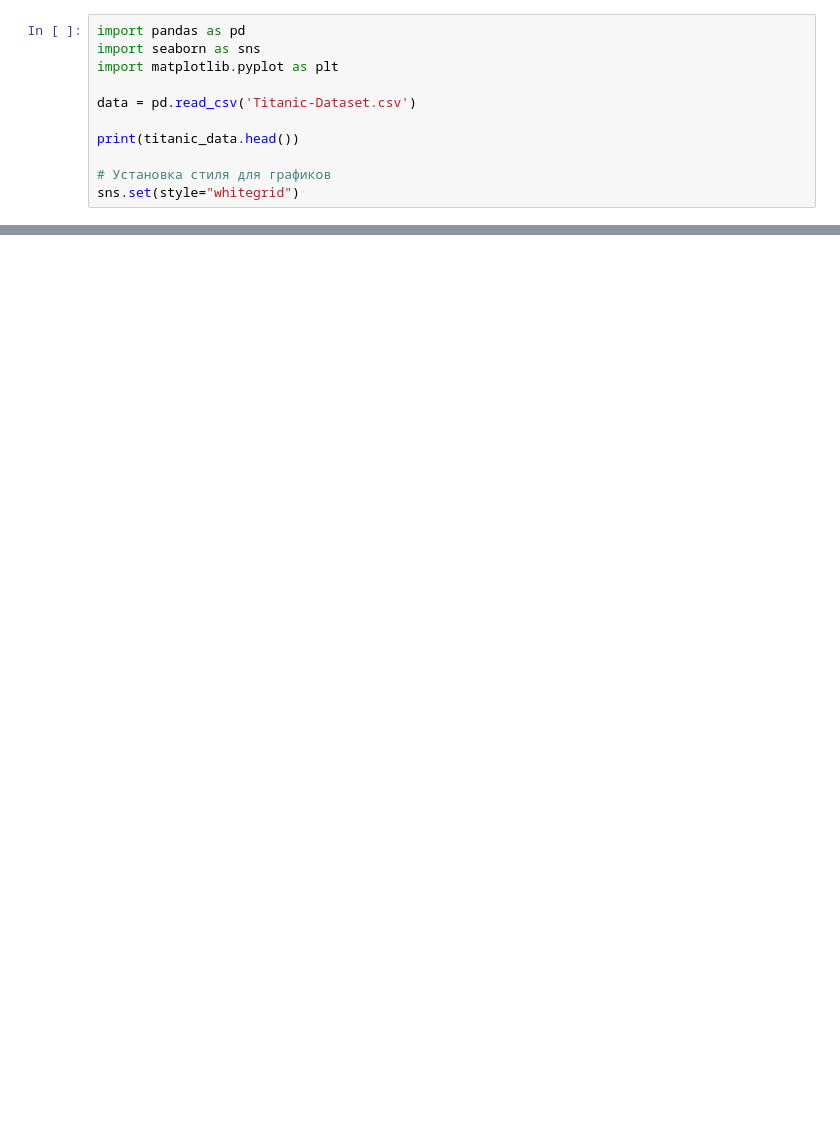
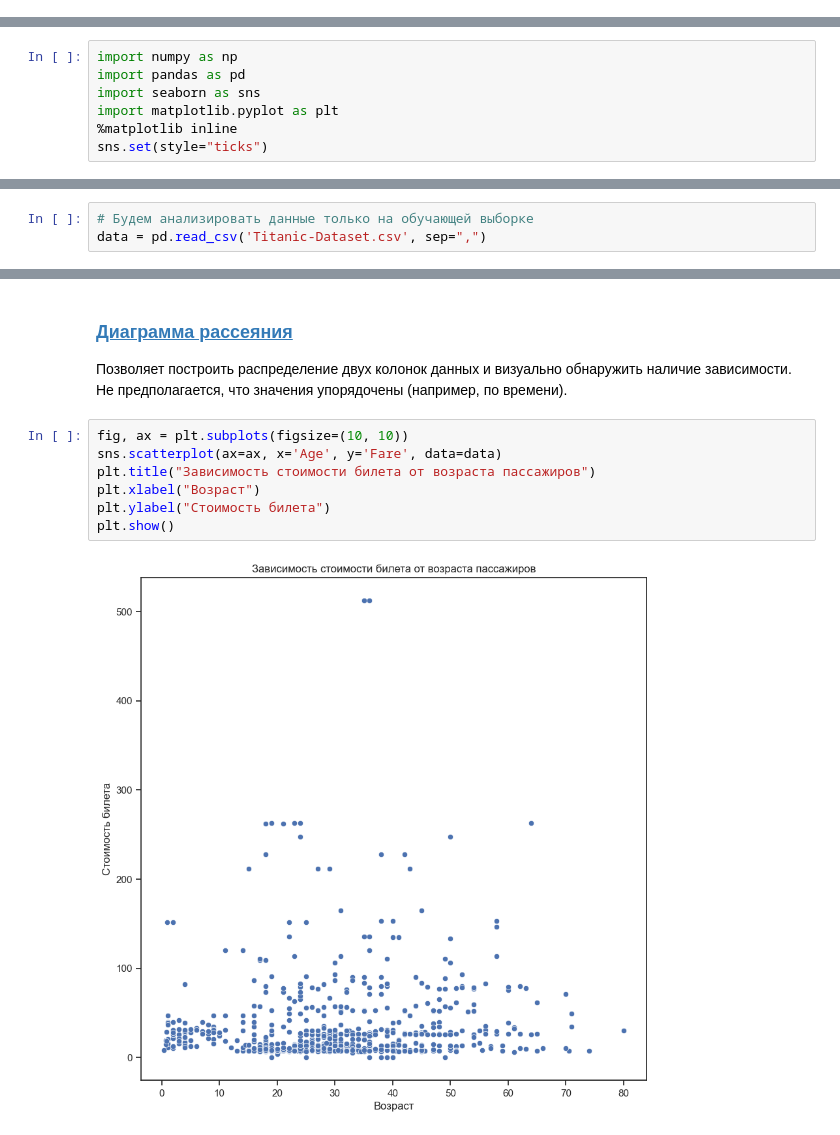
Before and after one commit to resxton/MLT_2025, a Jupyter notebook: ЛР1/ЛР1.ipynb, the cells around one changed output, grey strips where cells are left out. Saved outputs shown, nothing was run; the diff lists cells and outputs as text; blank space fills up the shorter version.

```diff
--- a/ЛР1/ЛР1.ipynb
+++ b/ЛР1/ЛР1.ipynb
@@ -10,11 +0,0 @@ Requirement already satisfied: six>=1.5 in /opt/anaconda3/lib/python3.12/site-pa
-# %%
-import pandas as pd
-import seaborn as sns
-import matplotlib.pyplot as plt
-
-data = pd.read_csv('Titanic-Dataset.csv')
-
-print(titanic_data.head())
-
-# Установка стиля для графиков
-sns.set(style="whitegrid")
@@ -134,0 +25,7 @@ plt.show()
+# %%
+import numpy as np
+import pandas as pd
+import seaborn as sns
+import matplotlib.pyplot as plt
+%matplotlib inline
+sns.set(style="ticks")
@@ -134,0 +36,3 @@ plt.show()
+# %%
+# Будем анализировать данные только на обучающей выборке
+data = pd.read_csv('Titanic-Dataset.csv', sep=",")
@@ -134,0 +128,13 @@ plt.show()
+# %% [markdown]
+### [Диаграмма рассеяния](https://en.wikipedia.org/wiki/Scatter_plot)
+
+Позволяет построить распределение двух колонок данных и визуально обнаружить наличие зависимости. Не предполагается, что значения упорядочены (например, по времени).
+# %%
+fig, ax = plt.subplots(figsize=(10, 10))
+sns.scatterplot(ax=ax, x='Age', y='Fare', data=data)
+plt.title("Зависимость стоимости билета от возраста пассажиров")
+plt.xlabel("Возраст")
+plt.ylabel("Стоимость билета")
+plt.show()
+# %% [output]
+[figure, added]
```
Also changed, not shown: parts of 75 cells of this notebook, 1 other file.
